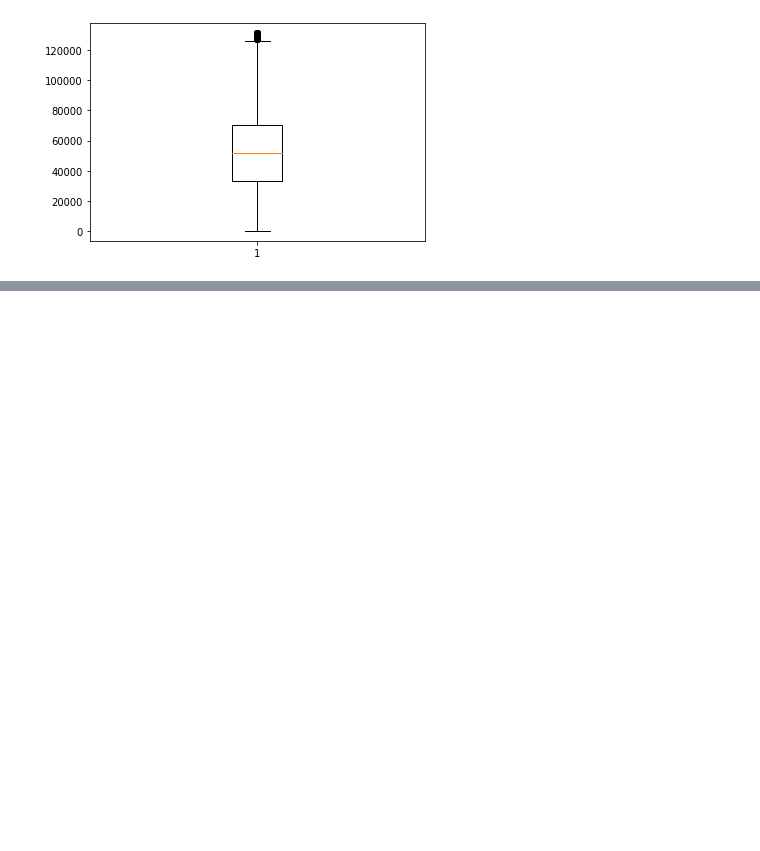
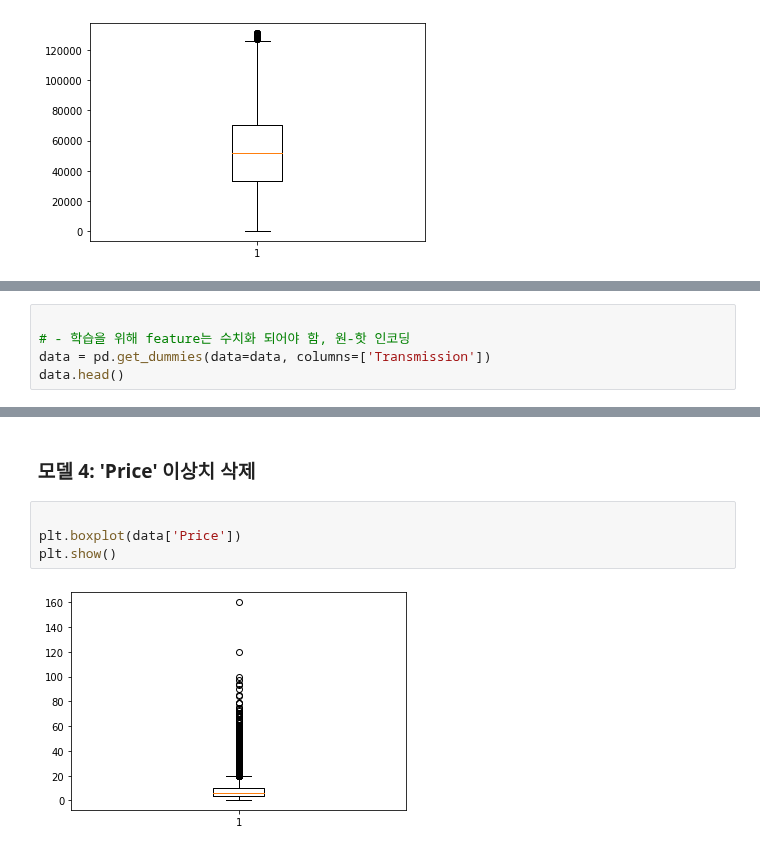
Before and after one commit to goldanghenry/Study, a Jupyter notebook: MachineLearning/used_car_price_prediction.ipynb, the cells around one changed output, grey strips where cells are left out. Cells and saved outputs as stored; diff of their text form; blank space fills up the shorter version.

```diff
--- a/MachineLearning/used_car_price_prediction.ipynb
+++ b/MachineLearning/used_car_price_prediction.ipynb
@@ -140,0 +155,5 @@ print('MSE: ', )
+# %%
+
+# - 학습을 위해 feature는 수치화 되어야 함, 원-핫 인코딩
+data = pd.get_dummies(data=data, columns=['Transmission'])
+data.head()
@@ -140,0 +182,8 @@ print('MSE: ', )
+# %% [markdown]
+### 모델 4: 'Price' 이상치 삭제
+# %%
+
+plt.boxplot(data['Price'])
+plt.show()
+# %% [output]
+[figure, added]
```
Also changed, not shown: parts of 14 cells of this notebook.
